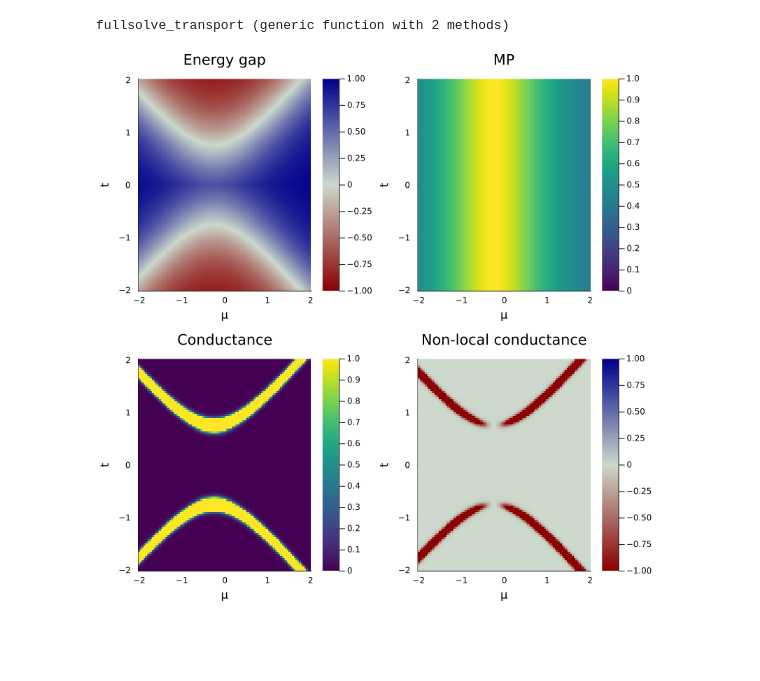
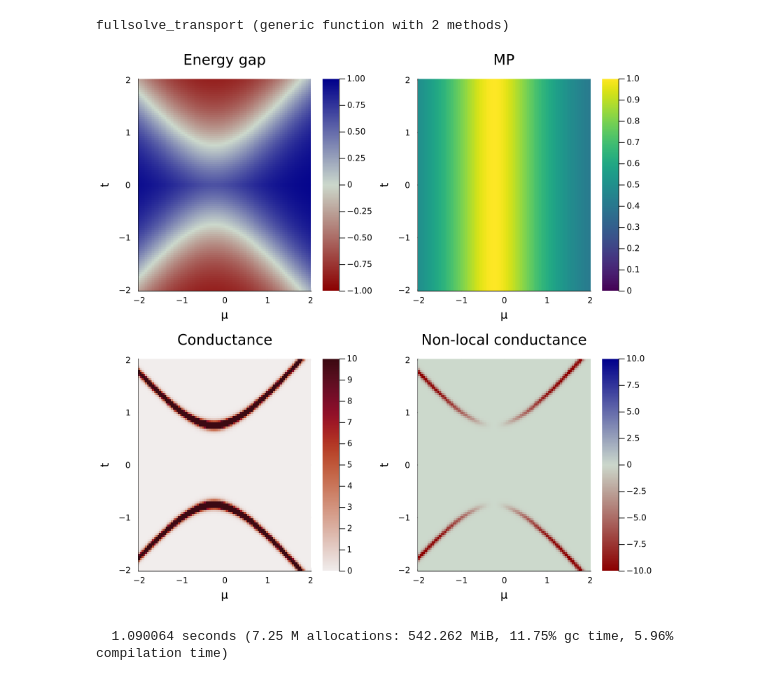
Before and after one commit to cvsvensson/QuantumDots.jl, a Jupyter notebook: examples/pmm_notebook.jl.ipynb, the cells around one changed output. Saved outputs shown, nothing was run; the diff lists cells and outputs as text; code cells hidden in the pictures; blank space fills up the shorter version.

```diff
--- a/examples/pmm_notebook.jl.ipynb
+++ b/examples/pmm_notebook.jl.ipynb
@@ -424,8 +426,19 @@ data_transport = [fullsolve_transport(μ, t, 1.0, 0.5) for μ in μs, t in ts];
 # %%
 p1 = heatmap(μs, ts, map(x -> tanh(x.gap), data_transport)', xlabel="μ", ylabel="t", title="Energy gap", c=:redsblues, clims=(-1, 1))
 p2 = heatmap(μs, ts, map(x -> x.mp, data_transport)', xlabel="μ", ylabel="t", title="MP", c=:viridis, clims=(0, 1))
-p3 = heatmap(μs, ts, map(x -> x.cond[1, 1] , data_transport)', xlabel="μ", ylabel="t", title="Conductance", c=:viridis, clims=(0, 1))
-p4 = heatmap(μs, ts, map(x -> x.cond[1, 2], data_transport)', xlabel="μ", ylabel="t", title="Non-local conductance", c=:redsblues, clims=(-1, 1))
+p3 = heatmap(μs, ts, map(x -> x.cond[1, 1] , data_transport)', xlabel="μ", ylabel="t", title="Conductance", c=:amp, clims=(0, 10))
+p4 = heatmap(μs, ts, map(x -> x.cond[1, 2], data_transport)', xlabel="μ", ylabel="t", title="Non-local conductance", c=:redsblues, clims=(-10, 10))
 fig = plot(p1, p2, p3, p4, size=400 .* (2, 2))
 # %% [output]
-[figure, old version]
+[figure, new version]
+# %%
+μs = range(-2, 2, length=100)
+bias = range(-4,4, length=100)
+@time data_transport_bias = let V = .0
+[fullsolve_transport(μ, 1.0- V/2, 1.0, V; V1=bias/2, V2=-bias/2) for μ in μs, bias in bias]
+end;
+data_transport_bias2 = let V = 1.5
+[fullsolve_transport(μ, 1.0- V/2, 1.0, V; V1=bias/2, V2=-bias/2) for μ in μs, bias in bias]
+end;
+# %% [output]
+  1.090064 seconds (7.25 M allocations: 542.262 MiB, 11.75% gc time, 5.96% compilation time)
```
Also changed, not shown: parts of 11 cells of this notebook, 2 other files.
